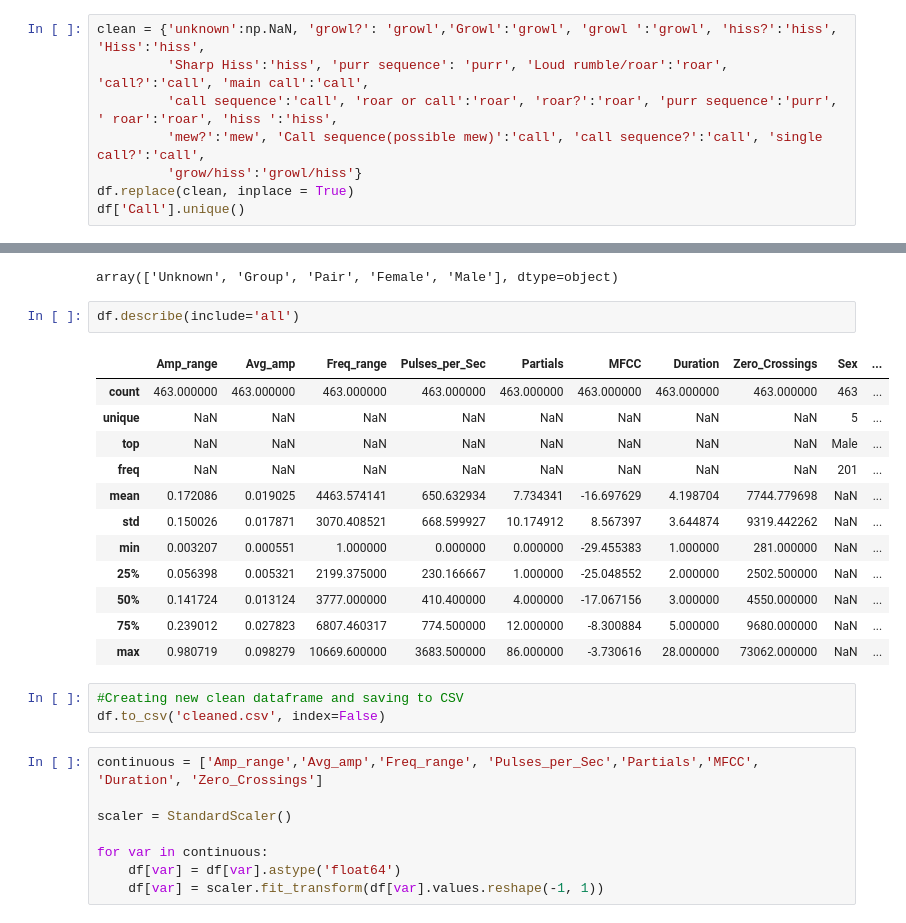
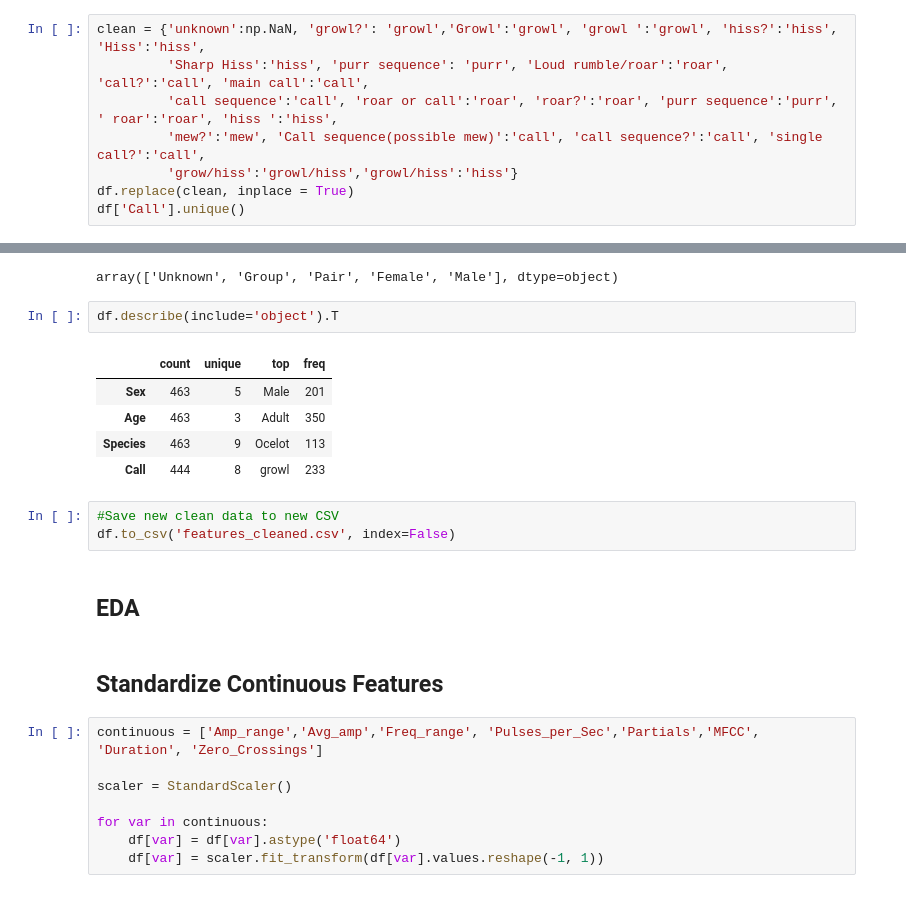
Before and after one commit to kexantus/felidetect, a Jupyter notebook: Feature Cleaning and First Models.ipynb, the cells around one changed output, grey strips where cells are left out. Drawn from its saved outputs; the diff is of its cells as text.

```diff
--- a/Feature Cleaning and First Models.ipynb
+++ b/Feature Cleaning and First Models.ipynb
@@ -72,7 +90,7 @@ clean = {'unknown':np.NaN, 'growl?': 'growl','Growl':'growl', 'growl ':'growl',
          'Sharp Hiss':'hiss', 'purr sequence': 'purr', 'Loud rumble/roar':'roar', 'call?':'call', 'main call':'call',
          'call sequence':'call', 'roar or call':'roar', 'roar?':'roar', 'purr sequence':'purr', ' roar':'roar', 'hiss ':'hiss',
          'mew?':'mew', 'Call sequence(possible mew)':'call', 'call sequence?':'call', 'single call?':'call',
-         'grow/hiss':'growl/hiss'}
+         'grow/hiss':'growl/hiss','growl/hiss':'hiss'}
 df.replace(clean, inplace = True)
 df['Call'].unique()
 # %% [output]
@@ -105,23 +123,20 @@ df['Sex'].unique()
 # %% [output]
 array(['Unknown', 'Group', 'Pair', 'Female', 'Male'], dtype=object)
 # %%
-df.describe(include='all')
+df.describe(include='object').T
 # %% [output]
-|  | Amp_range | Avg_amp | Freq_range | Pulses_per_Sec | Partials | MFCC | Duration | Zero_Crossings | Sex | ... |
-| count | 463.000000 | 463.000000 | 463.000000 | 463.000000 | 463.000000 | 463.000000 | 463.000000 | 463.000000 | 463 | ... |
-| unique | NaN | NaN | NaN | NaN | NaN | NaN | NaN | NaN | 5 | ... |
-| top | NaN | NaN | NaN | NaN | NaN | NaN | NaN | NaN | Male | ... |
-| freq | NaN | NaN | NaN | NaN | NaN | NaN | NaN | NaN | 201 | ... |
-| mean | 0.172086 | 0.019025 | 4463.574141 | 650.632934 | 7.734341 | -16.697629 | 4.198704 | 7744.779698 | NaN | ... |
-| std | 0.150026 | 0.017871 | 3070.408521 | 668.599927 | 10.174912 | 8.567397 | 3.644874 | 9319.442262 | NaN | ... |
-| min | 0.003207 | 0.000551 | 1.000000 | 0.000000 | 0.000000 | -29.455383 | 1.000000 | 281.000000 | NaN | ... |
-| 25% | 0.056398 | 0.005321 | 2199.375000 | 230.166667 | 1.000000 | -25.048552 | 2.000000 | 2502.500000 | NaN | ... |
-| 50% | 0.141724 | 0.013124 | 3777.000000 | 410.400000 | 4.000000 | -17.067156 | 3.000000 | 4550.000000 | NaN | ... |
-| 75% | 0.239012 | 0.027823 | 6807.460317 | 774.500000 | 12.000000 | -8.300884 | 5.000000 | 9680.000000 | NaN | ... |
-| max | 0.980719 | 0.098279 | 10669.600000 | 3683.500000 | 86.000000 | -3.730616 | 28.000000 | 73062.000000 | NaN | ... |
+|  | count | unique | top | freq |
+| Sex | 463 | 5 | Male | 201 |
+| Age | 463 | 3 | Adult | 350 |
+| Species | 463 | 9 | Ocelot | 113 |
+| Call | 444 | 8 | growl | 233 |
 # %%
-#Creating new clean dataframe and saving to CSV
-df.to_csv('cleaned.csv', index=False)
+#Save new clean data to new CSV
+df.to_csv('features_cleaned.csv', index=False)
+# %% [markdown]
+## EDA
+# %% [markdown]
+## Standardize Continuous Features
 # %%
 continuous = ['Amp_range','Avg_amp','Freq_range', 'Pulses_per_Sec','Partials','MFCC', 'Duration', 'Zero_Crossings']
 
```
Also changed, not shown: parts of 60 cells of this notebook.
